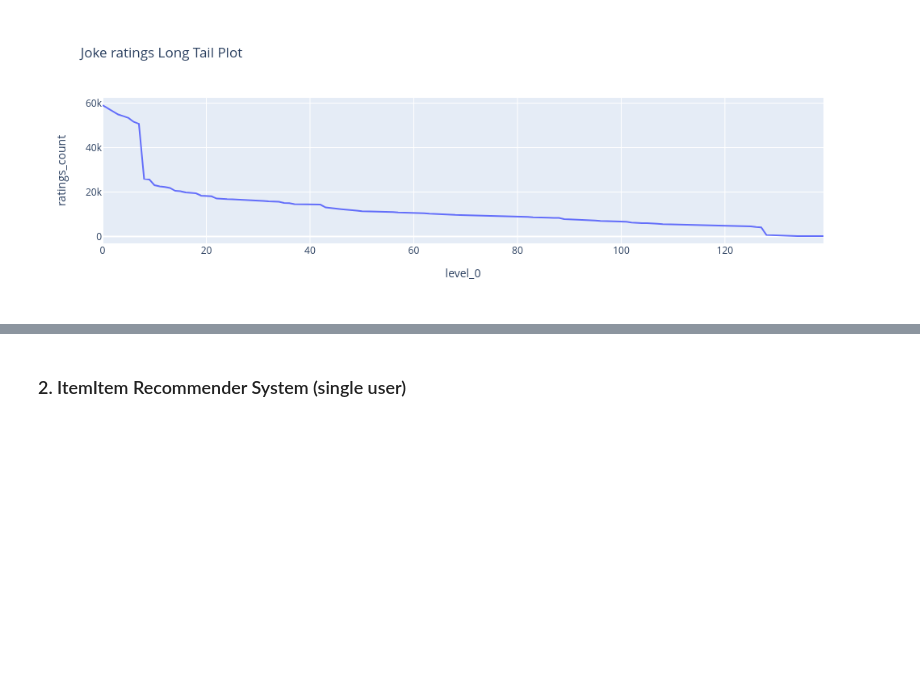
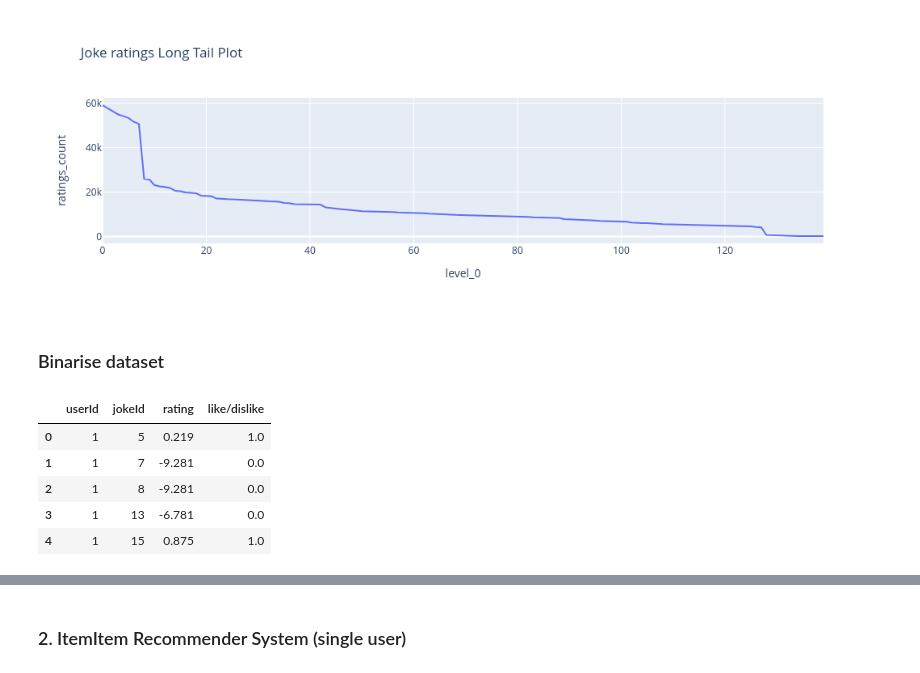
Before and after one commit to RedOrBlueP1ll/reasonable_recommendations, a Jupyter notebook: joke_recsyst_notebook.ipynb, the cells around one changed output, grey strips where cells are left out. Drawn from its saved outputs; the diff is of its cells as text; code cells hidden in the pictures; blank space fills up the shorter version.

```diff
--- a/joke_recsyst_notebook.ipynb
+++ b/joke_recsyst_notebook.ipynb
@@ -113,3 +113,16 @@ fig.show()
 | 139 | 139 | 40 | 51 | 166 |
 140 rows × 4 columns
 [figure]
+# %% [markdown]
+### Binarise dataset
+# %%
+ratings_df.loc[(ratings_df['rating'] > 0), 'like/dislike'] = 1
+ratings_df.loc[(ratings_df['rating'] <= 0), 'like/dislike'] = 0
+ratings_df.head()
+# %% [output]
+|  | userId | jokeId | rating | like/dislike |
+| 0 | 1 | 5 | 0.219 | 1.0 |
+| 1 | 1 | 7 | -9.281 | 0.0 |
+| 2 | 1 | 8 | -9.281 | 0.0 |
+| 3 | 1 | 13 | -6.781 | 0.0 |
+| 4 | 1 | 15 | 0.875 | 1.0 |
```
Also changed, not shown: parts of 4 cells of this notebook.
